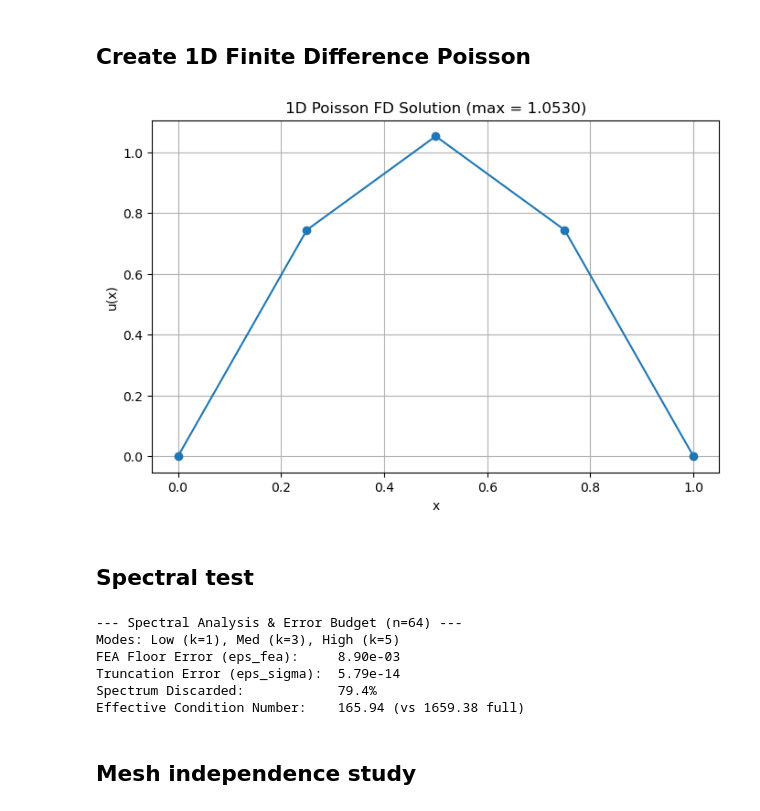
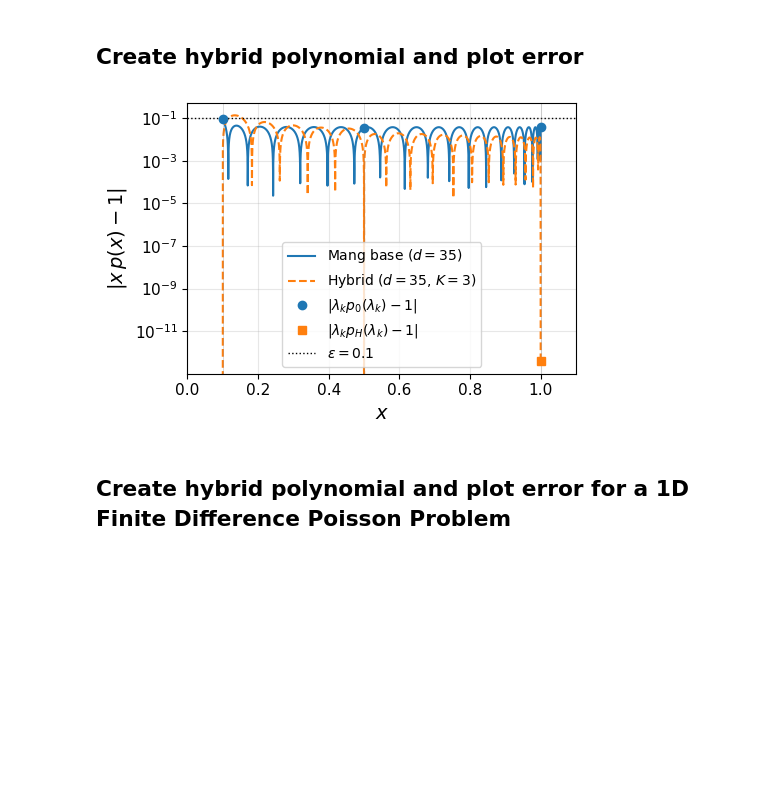
Before and after one commit to UW-ERSL/SpectralCorrectionQSVT, a Jupyter notebook: main.ipynb, the cells around one changed output. Drawn from its saved outputs; the diff is of its cells as text; code cells hidden in the pictures; blank space fills up the shorter version.

```diff
--- a/main.ipynb
+++ b/main.ipynb
@@ -12,23 +26,15 @@ from BudgetedQSVT import BudgetedSigmaQSVT
+# %% [markdown]
+## Create hybrid polynomial and plot error
+# %%
+kappa = 10
+epsilon = 0.1
+K = 3
+lam = np.array([1/kappa, 0.5, 1])
+basePolynomial  = 'mang' # 'remez' or 'mang' or 'sunderhauf'
+plot_hybrid_compare(kappa=kappa, epsilon=epsilon,
+                                eigenvalues=lam , base=basePolynomial)
+plt.show()
+# %% [output]
+[figure, added]
 # %% [markdown]
-## Create 1D Finite Difference Poisson
+## Create hybrid polynomial and plot error for a 1D Finite Difference Poisson  Problem
-# %%
-nElements = 2**2
-h = 1.0/nElements
-poisson1DFD = Poisson1DFD(n_elements=nElements)
-u1D = poisson1DFD.solve() # classical solve
-poisson1DFD.plot_solution(u1D)
-# %% [output]
-[figure, removed]
-# %% [markdown]
-## Spectral test
-# %%
-test_spectral_cutoff_impact()
-# %% [output]
---- Spectral Analysis & Error Budget (n=64) ---
-Modes: Low (k=1), Med (k=3), High (k=5)
-FEA Floor Error (eps_fea):     8.90e-03
-Truncation Error (eps_sigma):  5.79e-14
-Spectrum Discarded:            79.4%
-Effective Condition Number:    165.94 (vs 1659.38 full)
-# %% [markdown]
-## Mesh independence study
```
Also changed, not shown: parts of 18 cells of this notebook, 4 other files.
